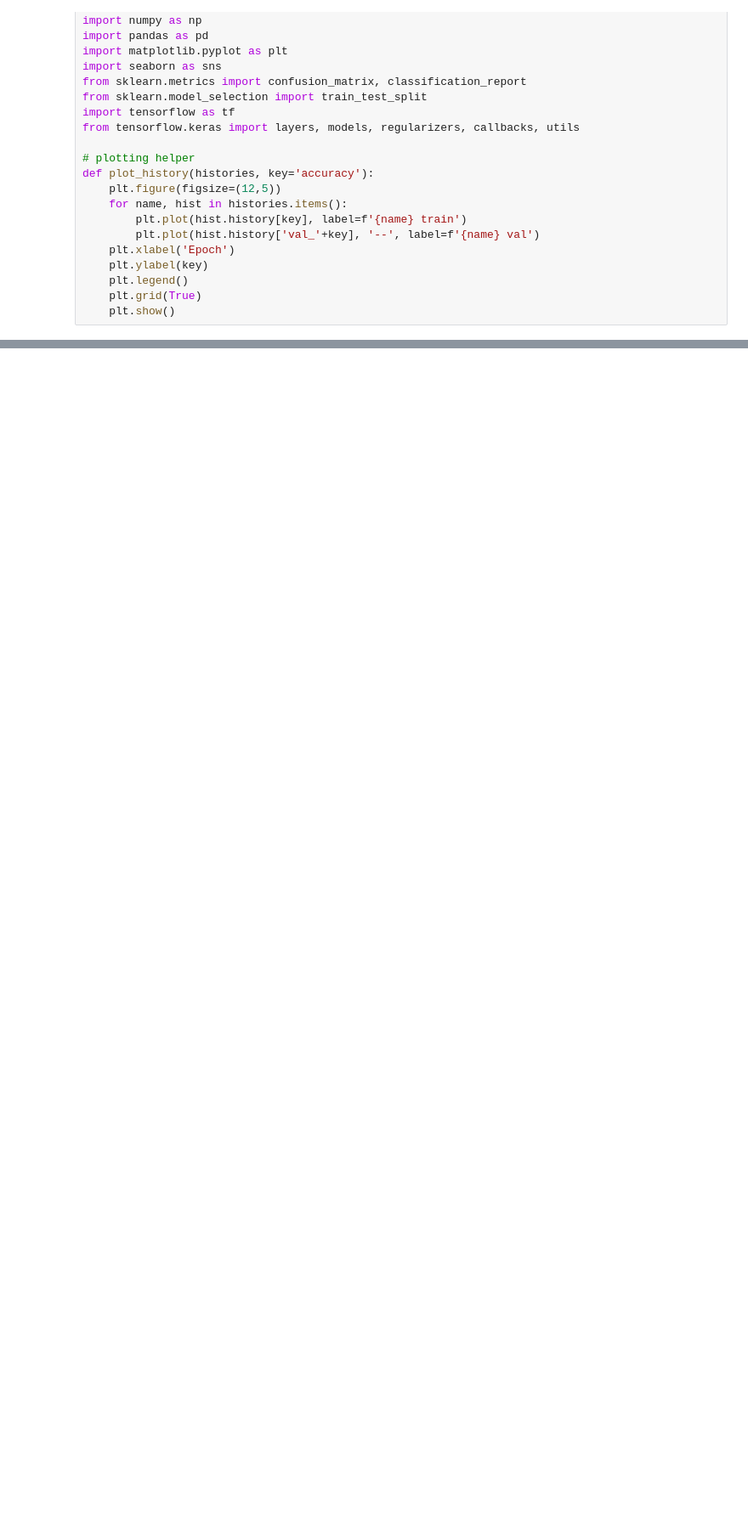
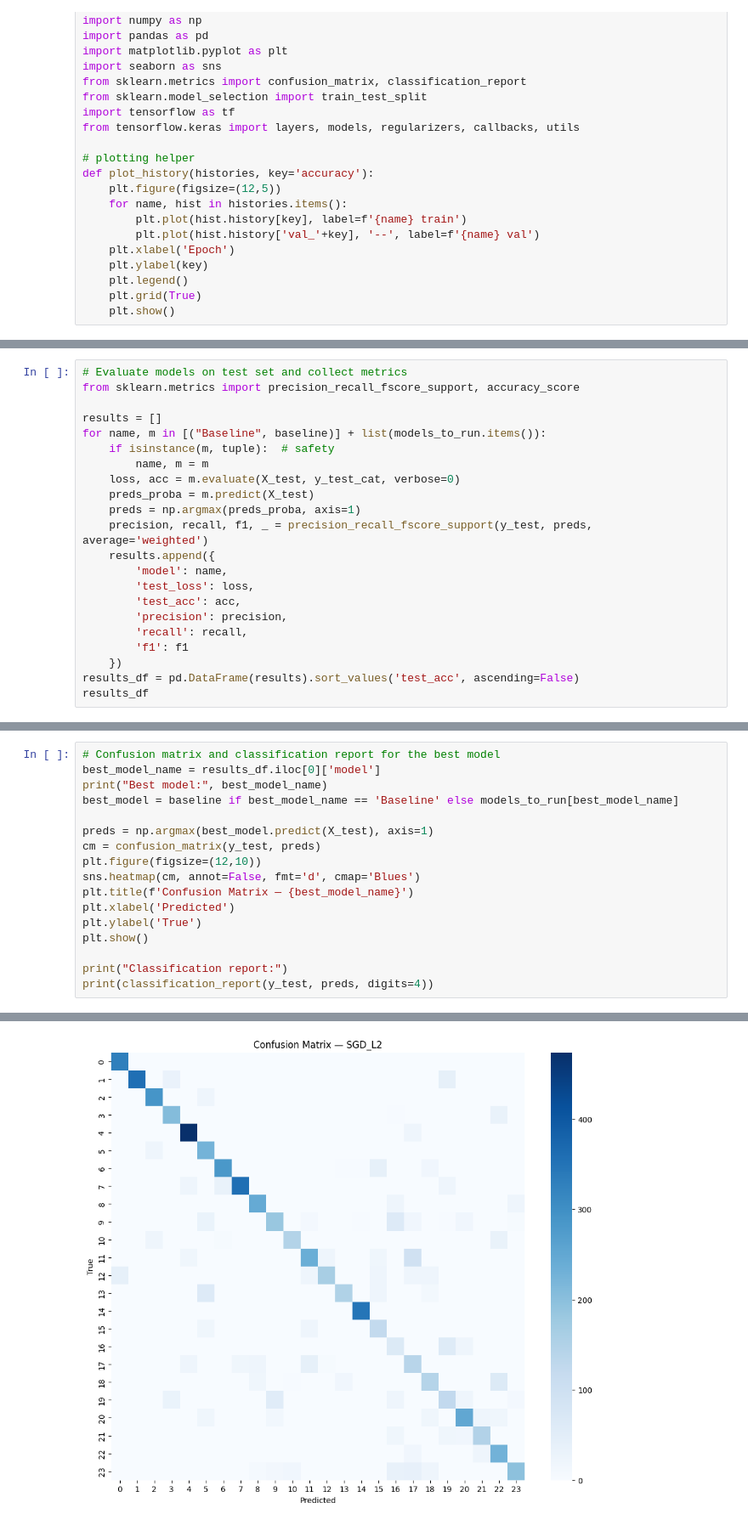
Before and after one commit to mizpahh/CSB410_Project2, a Jupyter notebook: main.ipynb, the cells around one changed output, grey strips where cells are left out. Shown: that part at 85% size. Cells and saved outputs as stored; diff of their text form; blank space fills up the shorter version.

```diff
--- a/main.ipynb
+++ b/main.ipynb
@@ -67,0 +279,22 @@ FileNotFoundError: [Errno 2] No such file or directory: '/content/data/sign_mnis
+# %%
+# Evaluate models on test set and collect metrics
+from sklearn.metrics import precision_recall_fscore_support, accuracy_score
+
+results = []
+for name, m in [("Baseline", baseline)] + list(models_to_run.items()):
+    if isinstance(m, tuple):  # safety
+        name, m = m
+    loss, acc = m.evaluate(X_test, y_test_cat, verbose=0)
+    preds_proba = m.predict(X_test)
+    preds = np.argmax(preds_proba, axis=1)
+    precision, recall, f1, _ = precision_recall_fscore_support(y_test, preds, average='weighted')
+    results.append({
+        'model': name,
+        'test_loss': loss,
+        'test_acc': acc,
+        'precision': precision,
+        'recall': recall,
+        'f1': f1
+    })
+results_df = pd.DataFrame(results).sort_values('test_acc', ascending=False)
+results_df
@@ -67,0 +311,18 @@ FileNotFoundError: [Errno 2] No such file or directory: '/content/data/sign_mnis
+# %%
+# Confusion matrix and classification report for the best model
+best_model_name = results_df.iloc[0]['model']
+print("Best model:", best_model_name)
+best_model = baseline if best_model_name == 'Baseline' else models_to_run[best_model_name]
+
+preds = np.argmax(best_model.predict(X_test), axis=1)
+cm = confusion_matrix(y_test, preds)
+plt.figure(figsize=(12,10))
+sns.heatmap(cm, annot=False, fmt='d', cmap='Blues')
+plt.title(f'Confusion Matrix — {best_model_name}')
+plt.xlabel('Predicted')
+plt.ylabel('True')
+plt.show()
+
+print("Classification report:")
+print(classification_report(y_test, preds, digits=4))
+# %% [output]
@@ -67,0 +331 @@ FileNotFoundError: [Errno 2] No such file or directory: '/content/data/sign_mnis
+[figure, added]
```
Also changed, not shown: parts of 16 cells of this notebook.
